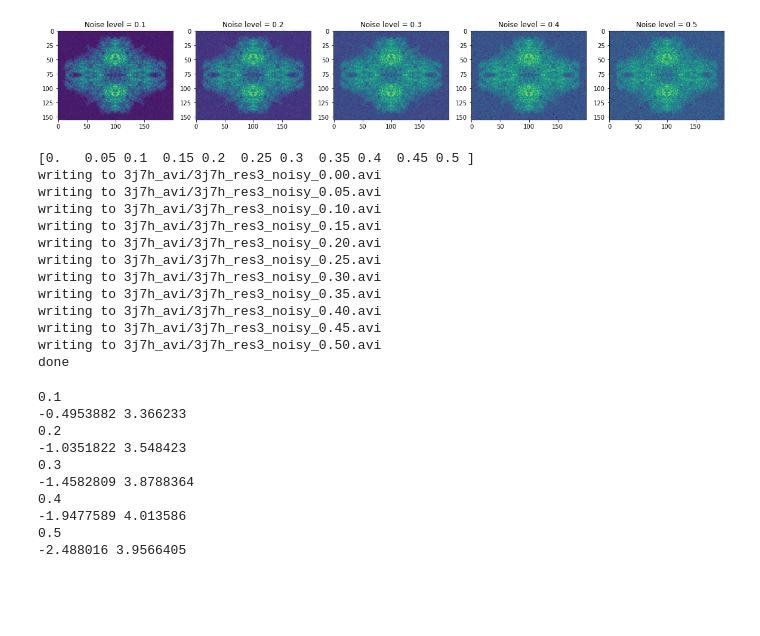
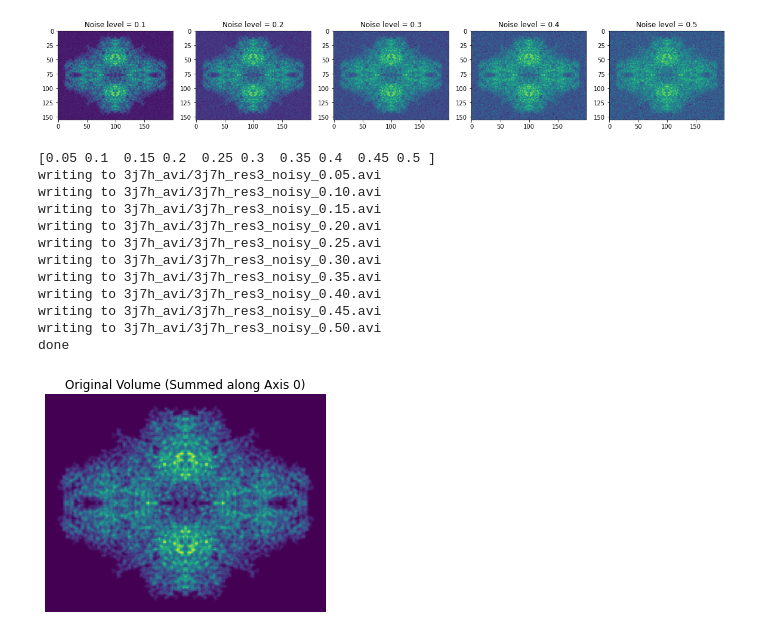
Before and after one commit to UltimateJupiter/RIBM4D, a Jupyter notebook: data/convert_mrc.ipynb, the cells around one changed output. Saved outputs shown, nothing was run; the diff lists cells and outputs as text; code cells hidden in the pictures; blank space fills up the shorter version.

```diff
--- a/data/convert_mrc.ipynb
+++ b/data/convert_mrc.ipynb
@@ -53,11 +53,16 @@ with mrcfile.open('3j7h/3j7h_res3.mrc') as mrc:
 def add_gaussian_noise(frames, sigma):
     return np.clip(frames + np.random.normal(0.0, sigma, size=frames.shape), 0.0, 1.0)
 # %%
-noise_sigmas = np.arange(0.05, 0.55, 0.05)
+step = 0.05
+noise_sigmas = np.arange(step, 0.55, step)
 print(noise_sigmas)
+np.random.seed(0)
+
+all_noisy = {}
 
 for sig in noise_sigmas:
     noisy = add_gaussian_noise(frames, sig)
+    all_noisy[sig] = noisy
     noisy_scaled = (noisy * 255).astype(np.uint8)
 
     fname = '3j7h_avi/3j7h_res3_noisy_{:0.2f}.avi'.format(sig)
@@ -70,8 +75,7 @@ for sig in noise_sigmas:
 
 print('done')
 # %% [output]
-[0.   0.05 0.1  0.15 0.2  0.25 0.3  0.35 0.4  0.45 0.5 ]
-writing to 3j7h_avi/3j7h_res3_noisy_0.00.avi
+[0.05 0.1  0.15 0.2  0.25 0.3  0.35 0.4  0.45 0.5 ]
 writing to 3j7h_avi/3j7h_res3_noisy_0.05.avi
 writing to 3j7h_avi/3j7h_res3_noisy_0.10.avi
 writing to 3j7h_avi/3j7h_res3_noisy_0.15.avi
@@ -83,22 +87,11 @@ writing to 3j7h_avi/3j7h_res3_noisy_0.40.avi
 writing to 3j7h_avi/3j7h_res3_noisy_0.45.avi
 writing to 3j7h_avi/3j7h_res3_noisy_0.50.avi
 done
-# %%
-for label, file in enumerate(noisy):
-    noise = (label + 1) /10
-    file_name = os.path.join('3j7h', file, file) + '.mrc'
-
-    with mrcfile.open(file_name) as mrc:
-        print(noise)
-        print(np.min(mrc.data), np.max(mrc.data))
-# %% [output]
-0.1
--0.4953882 3.366233
-0.2
--1.0351822 3.548423
-0.3
--1.4582809 3.8788364
-0.4
--1.9477589 4.013586
-0.5
--2.488016 3.9566405
+# %%
+plt.title('Original Volume (Summed along Axis 0)', fontdict={'fontsize' : 12})
+plt.imshow(np.sum(frames, axis=0))
+plt.axis('off')
+plt.savefig('original_3j7h_summed.jpg')
+plt.show()
+# %% [output]
+[figure, added]
```
Also changed, not shown: parts of 5 cells of this notebook, 39 other files.
